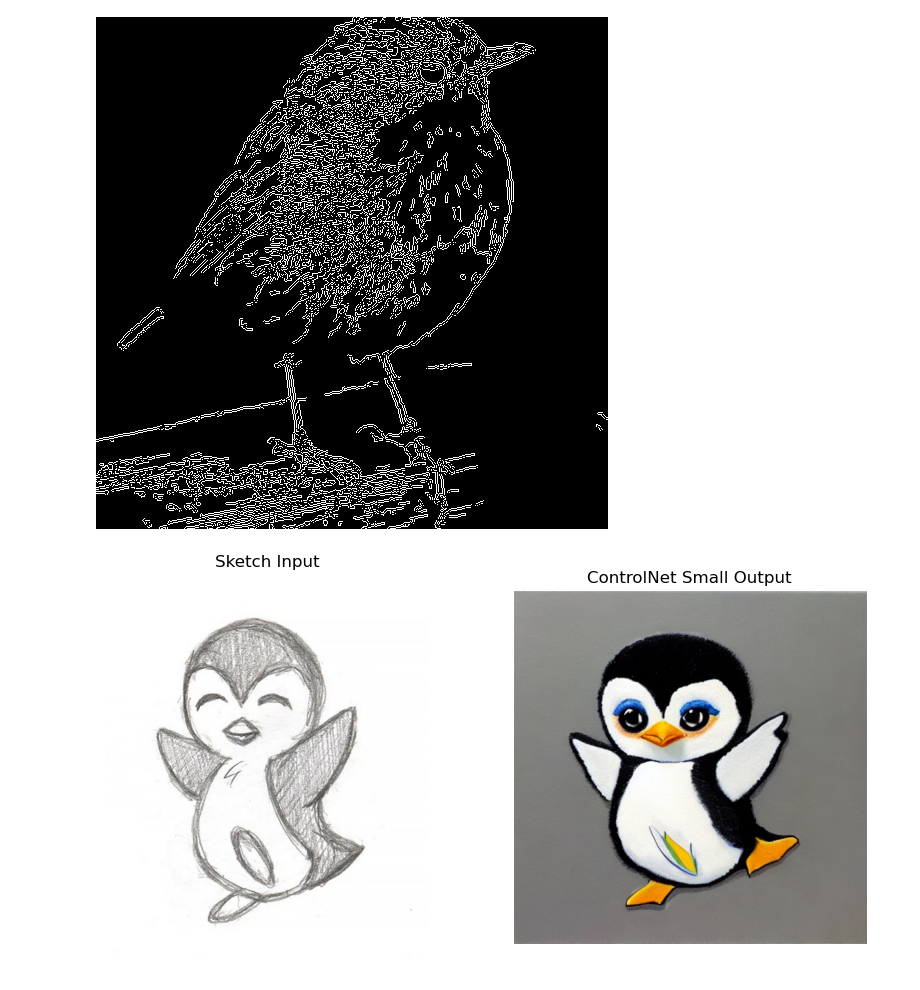
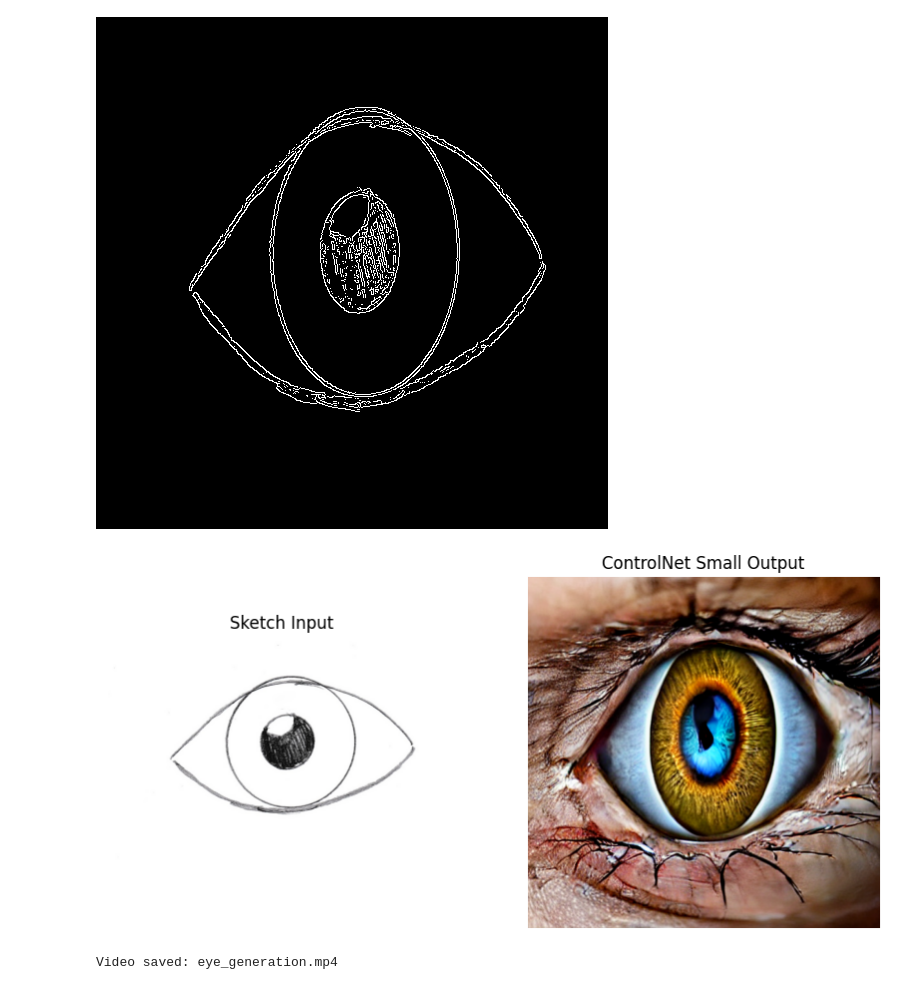
Before and after one commit to SteMor1/multimodal-sketch2img, a Jupyter notebook: ControlNet-Test/ExperimentsWithControlNet.ipynb, the cells around one changed output. Cells and saved outputs as stored; diff of their text form; code cells hidden in the pictures.

```diff
--- a/ControlNet-Test/ExperimentsWithControlNet.ipynb
+++ b/ControlNet-Test/ExperimentsWithControlNet.ipynb
@@ -33,7 +90,7 @@ def load_sketch(path):
 # %%
-load_sketch("control_bird_canny.png")
+load_sketch("eye.jpg")
 # %% [output]
-[figure, old version]
+[figure, new version]
 # %%
 def generate_controlnet(sketch_path, prompt="a realistic version the sketch"):
     sketch = load_sketch(sketch_path)
@@ -46,31 +103,31 @@ def generate_controlnet(sketch_path, prompt="a realistic version the sketch"):
         prompt,
         negative_prompt=negative_prompt,
         image=sketch,
-        num_inference_steps=200,
-        guidance_scale=10,
-        controlnet_conditioning_scale=1.2
+        num_inference_steps=10,
+        guidance_scale=8, #6-9
+        controlnet_conditioning_scale=1.3 #1.0-1.5
     )
 
     return result.images[0]
 # %%
 prompt = (
-    "Photorealistic image of a bird")
+    "Make the eye ultra-realistic")
 # %%
-sketch_path = "sketch.jpg"
+sketch_path = "eye.jpg"
 
 output = generate_controlnet(sketch_path, prompt=prompt)
 
 plt.figure(figsize=(10,5))
 plt.subplot(1,2,1)
 plt.title("Sketch Input")
 plt.imshow(Image.open(sketch_path))
 plt.axis("off")
 
 plt.subplot(1,2,2)
 plt.title("ControlNet Small Output")
 plt.imshow(output)
 plt.axis("off")
 
 plt.show()
 # %% [output]
-[figure, old version]
+[figure, new version]
@@ -76,0 +191,6 @@ plt.show()
+# %%
+frames, final_image = generate_controlnet_frames("eye.jpg", prompt="Make the eye ultra-realistic", steps=100)
+save_frames(frames, folder="frames_eye")
+create_video_from_frames(folder="frames_eye", output="eye_generation.mp4", fps=20)
+# %% [output]
+Video saved: eye_generation.mp4
```
Also changed, not shown: parts of 4 cells of this notebook.
